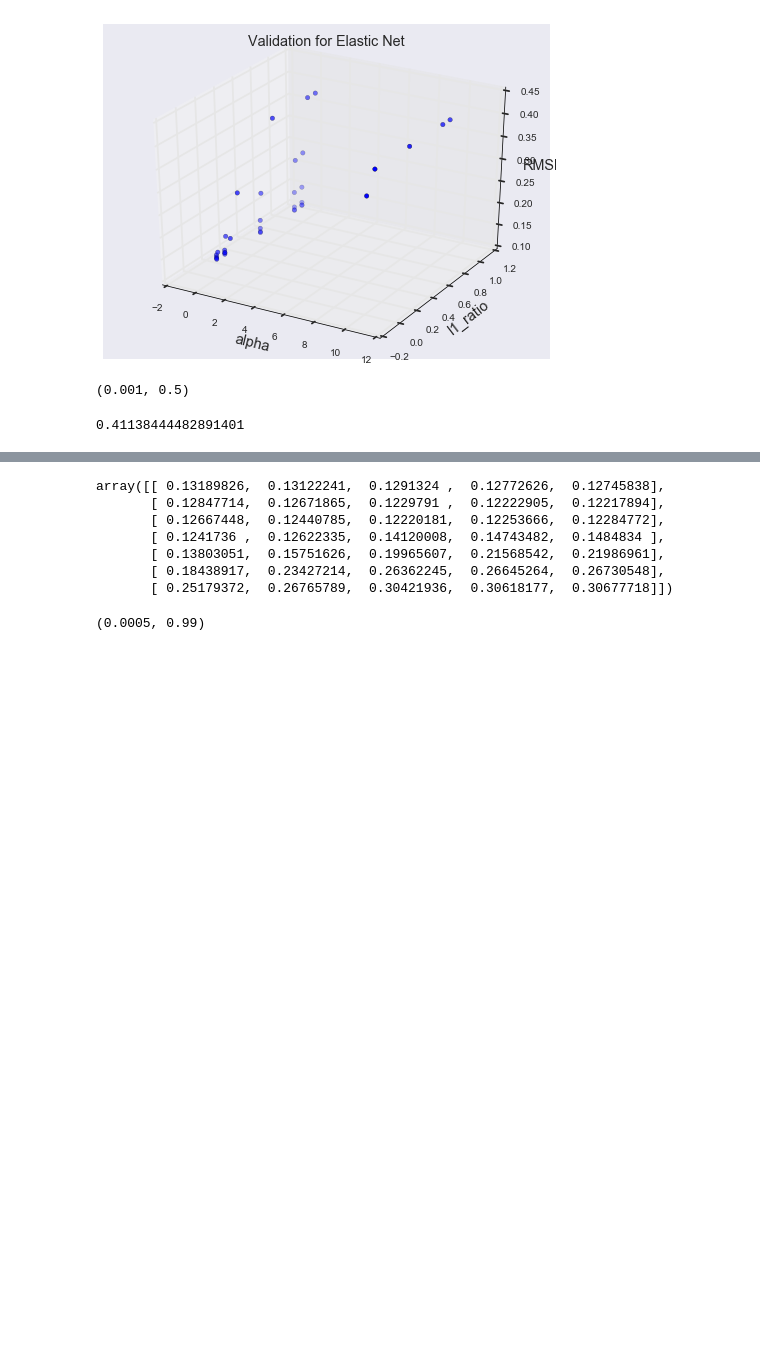
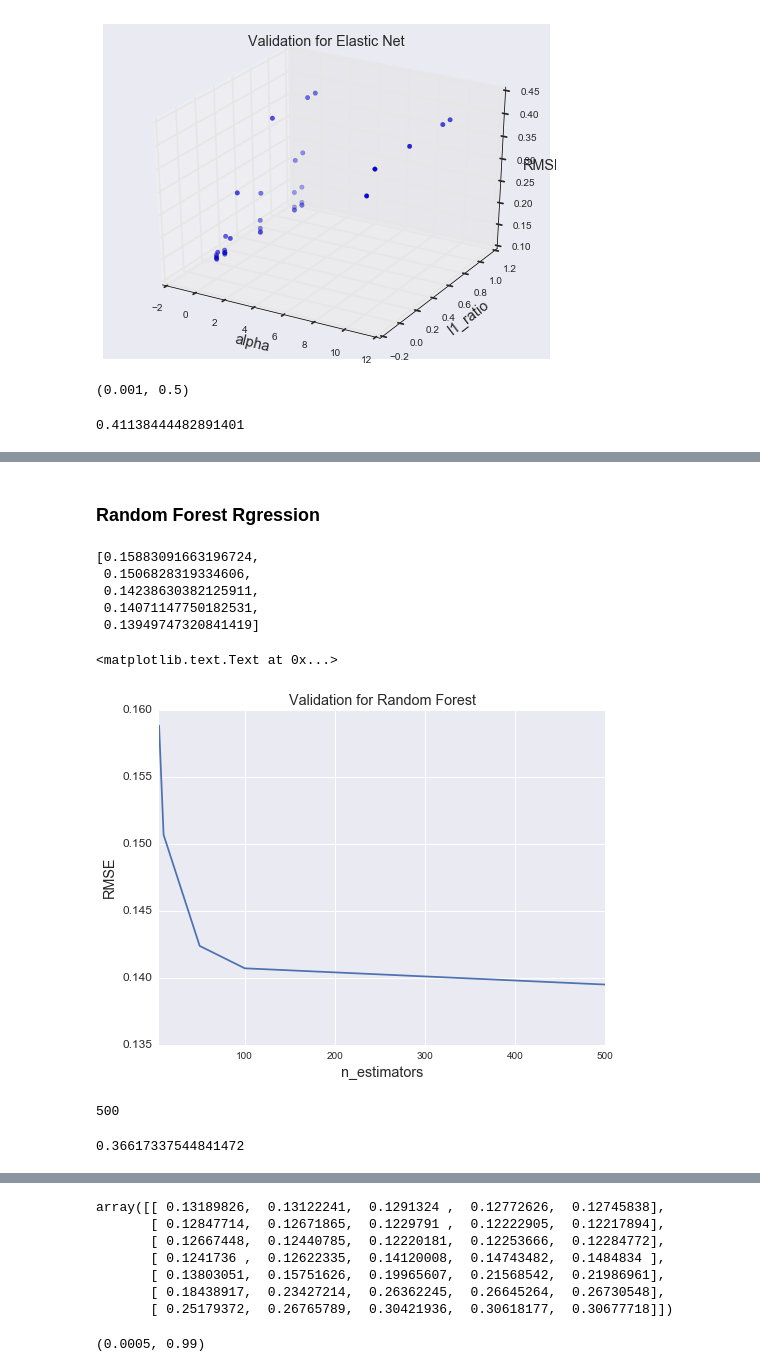
Before and after one commit to AngeloK/house-price-prediction, a Jupyter notebook: Linlin/house-price.ipynb, the cells around one changed output, grey strips where cells are left out. Cells and saved outputs as stored; diff of their text form; code cells hidden in the pictures; blank space fills up the shorter version.

```diff
--- a/Linlin/house-price.ipynb
+++ b/Linlin/house-price.ipynb
@@ -1280,0 +1314,34 @@ df_all
+# %% [markdown]
+### Random Forest Rgression
+# %%
+from sklearn.ensemble import RandomForestRegressor
+n_estimators = [5,10,50, 100, 500]
+
+cv_rfr = [rmse_cv(RandomForestRegressor(n_estimators = n_estimator)).mean() for n_estimator in n_estimators]
+# %%
+cv_rfr
+# %% [output]
+[0.15883091663196724,
+ 0.1506828319334606,
+ 0.14238630382125911,
+ 0.14071147750182531,
+ 0.13949747320841419]
+# %%
+pd.Series(cv_rfr[:5], index = n_estimators[:5]).plot(title = "Validation for Random Forest", grid = True)
+plt.xlabel('n_estimators')
+plt.ylabel("RMSE")
+# %% [output]
+<matplotlib.text.Text at 0x...>
+[figure, added]
+# %%
+best_n_for_rfr = n_estimators[np.argmin(np.array(cv_rfr))]
+best_n_for_rfr
+# %% [output]
+500
+# %%
+model_rfr = RandomForestRegressor(n_estimators = best_n_for_rfr, n_jobs = -1)
+model_rfr.fit(train_X, train_y)
+rmse_rfr_test = np.sqrt(mean_squared_error(test_y, model_rfr.predict(test_X)))
+rmse_rfr_test
+# %% [output]
+0.36617337544841472
```
Also changed, not shown: parts of 15 cells of this notebook.
